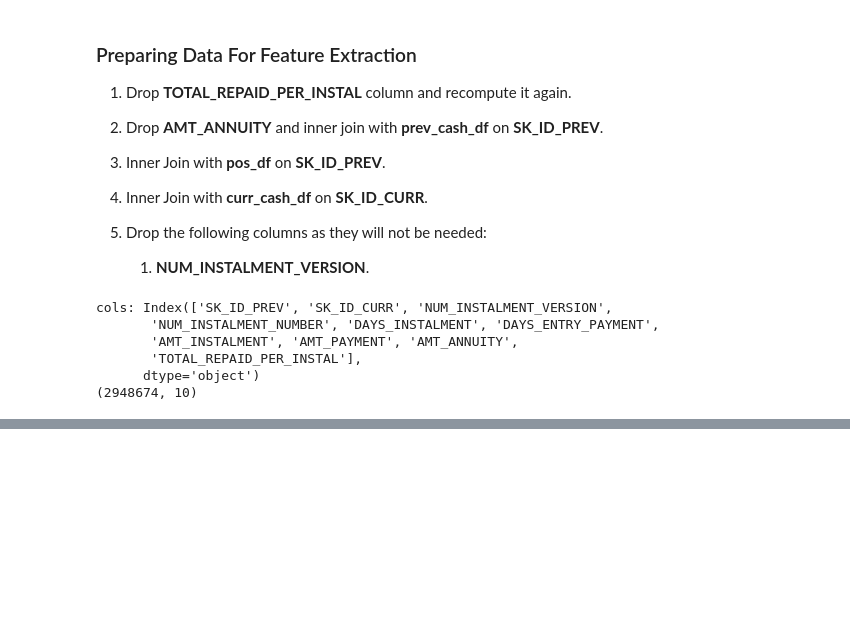
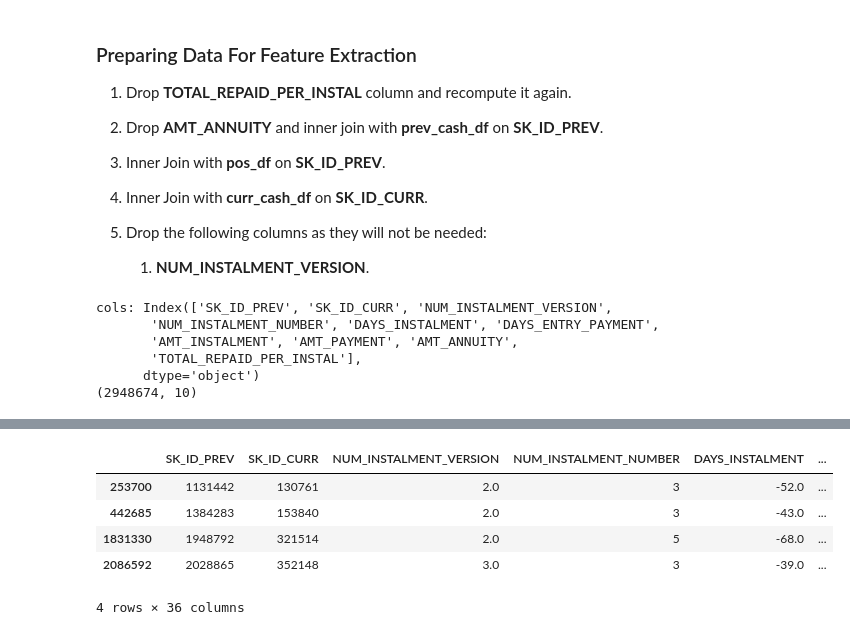
Before and after one commit to HoWeiChin/GA_Capstone, a Jupyter notebook: duplicate-removal.ipynb, the cells around one changed output, grey strips where cells are left out. Saved outputs shown, nothing was run; the diff lists cells and outputs as text; code cells hidden in the pictures; blank space fills up the shorter version.

Commit message:
final-check: check and filter away missing values for instalments and other columns

```diff
--- a/duplicate-removal.ipynb
+++ b/duplicate-removal.ipynb
@@ -96,6 +96,7 @@ pos_df[pos_df.SK_ID_PREV == 18_105_18].tail()
 pos_cols = ['SK_ID_PREV', 'CNT_INSTALMENT']
 pos_df = pos_df[pos_cols].drop_duplicates()
 pos_df = pos_df.groupby('SK_ID_PREV')['CNT_INSTALMENT'].max().reset_index()
+pos_df = pos_df[~pos_df.CNT_INSTALMENT.isnull()]
 pos_df = pos_df[pos_df.SK_ID_PREV.isin(prev_cash_df.SK_ID_PREV)]
 pos_df.shape
 # %% [output]
@@ -261,7 +262,7 @@ pos_df_copy = pos_df.copy()
 combined_pos_prev_cash = prev_cash_df[prev_cash_cols].merge(
     pos_df_copy, how='inner', on=['SK_ID_PREV'])
 # %%
-#cleaned_instal_df.drop('AMT_ANNUITY', axis=1, inplace=True)
+cleaned_instal_df.drop('AMT_ANNUITY', axis=1, inplace=True)
 joined_1 = cleaned_instal_df.merge(
         combined_pos_prev_cash, how='inner', on=['SK_ID_PREV'])
 # %%
@@ -280,0 +338,9 @@ joined_2.shape
+# %%
+joined_2[joined_2.DAYS_ENTRY_PAYMENT.isnull()] #113_144_2, 138_428_3, 194_879_2, 202_886_5
+# %% [output]
+|  | SK_ID_PREV | SK_ID_CURR | NUM_INSTALMENT_VERSION | NUM_INSTALMENT_NUMBER | DAYS_INSTALMENT | ... |
+| 253700 | 1131442 | 130761 | 2.0 | 3 | -52.0 | ... |
+| 442685 | 1384283 | 153840 | 2.0 | 3 | -43.0 | ... |
+| 1831330 | 1948792 | 321514 | 2.0 | 5 | -68.0 | ... |
+| 2086592 | 2028865 | 352148 | 3.0 | 3 | -39.0 | ... |
+4 rows × 36 columns
```
Also changed, not shown: parts of 12 cells of this notebook.
